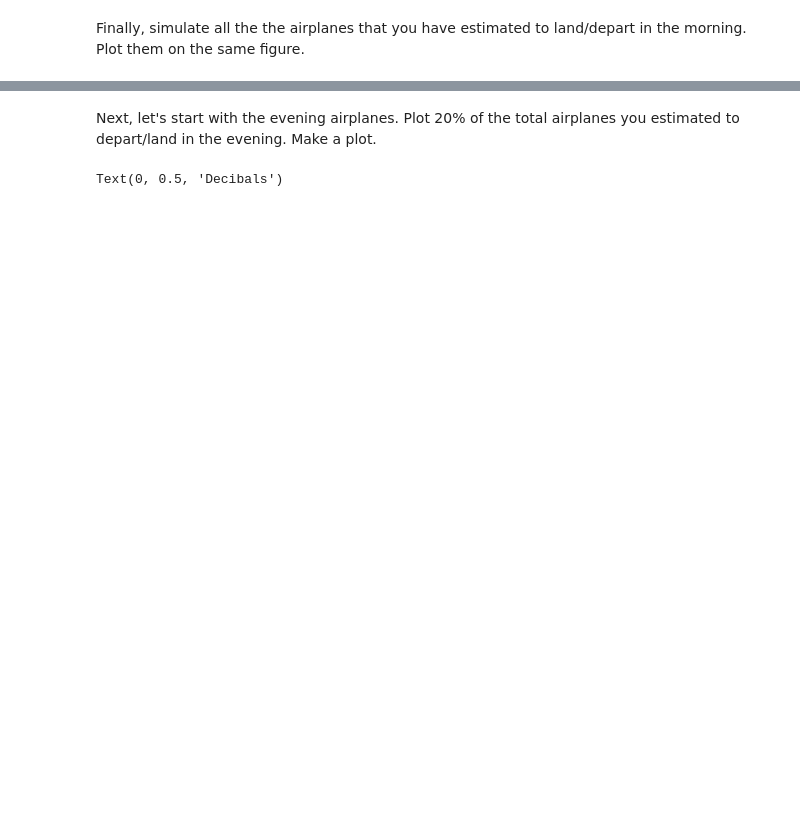
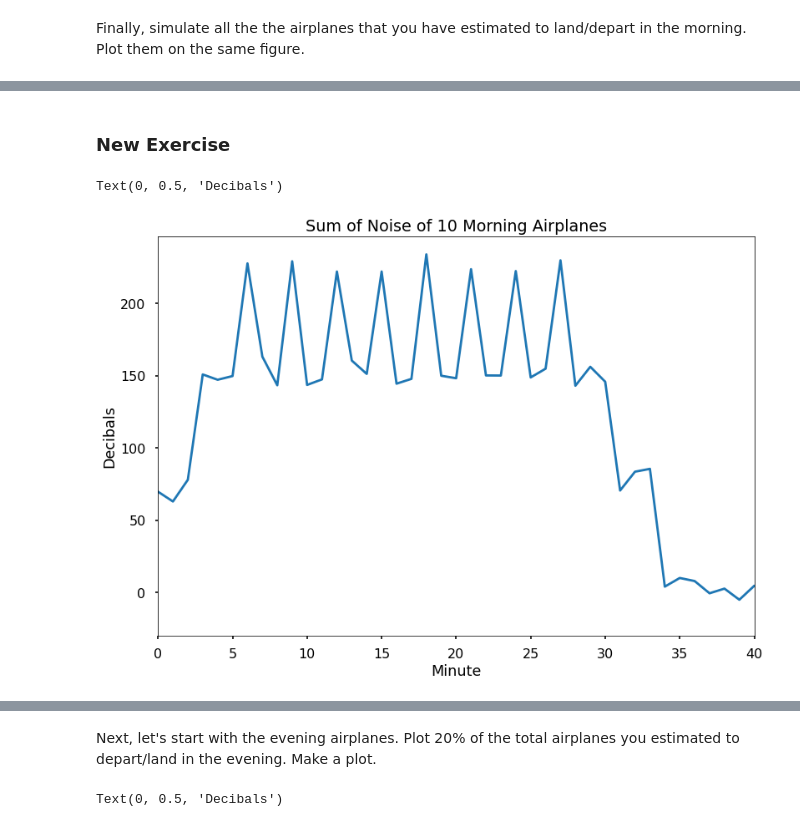
Before and after one commit to J-Dinh/PythonTutorials, a Jupyter notebook: tutorial010Exercise.ipynb, the cells around one changed output, grey strips where cells are left out. Cells and saved outputs as stored; diff of their text form; code cells hidden in the pictures; blank space fills up the shorter version.

```diff
--- a/tutorial010Exercise.ipynb
+++ b/tutorial010Exercise.ipynb
@@ -118,0 +110,13 @@ Text(0, 0.5, 'Decibals')
+# %% [markdown]
+### New Exercise
+# %%
+ten = noisy_planes2[0:10,:]
+tenX = np.transpose(ten)
+plt.plot(np.sum(tenX, 1))
+plt.xlim([0,40])
+plt.title('Sum of Noise of 10 Morning Airplanes')
+plt.xlabel('Minute')
+plt.ylabel('Decibals')
+# %% [output]
+Text(0, 0.5, 'Decibals')
+[figure, added]
```
Also changed, not shown: parts of 21 cells of this notebook, 4 other files.
